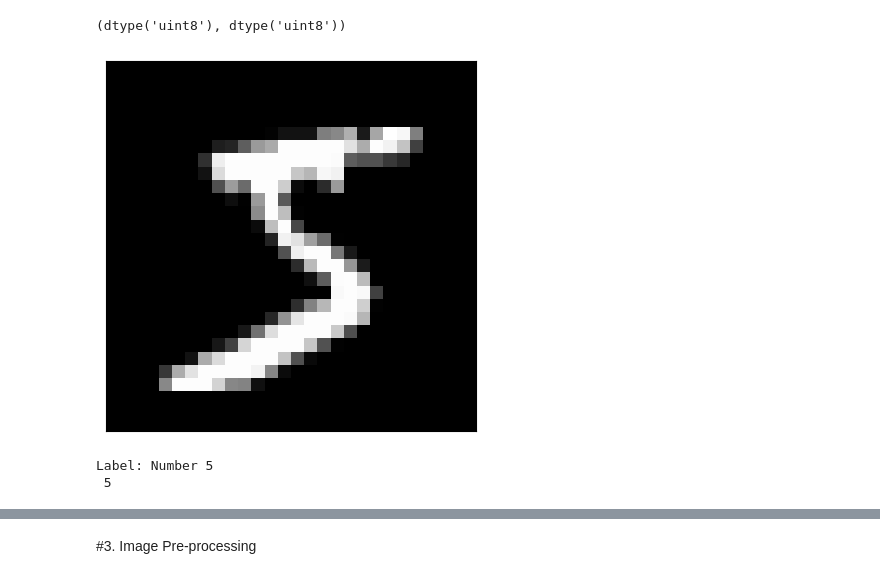
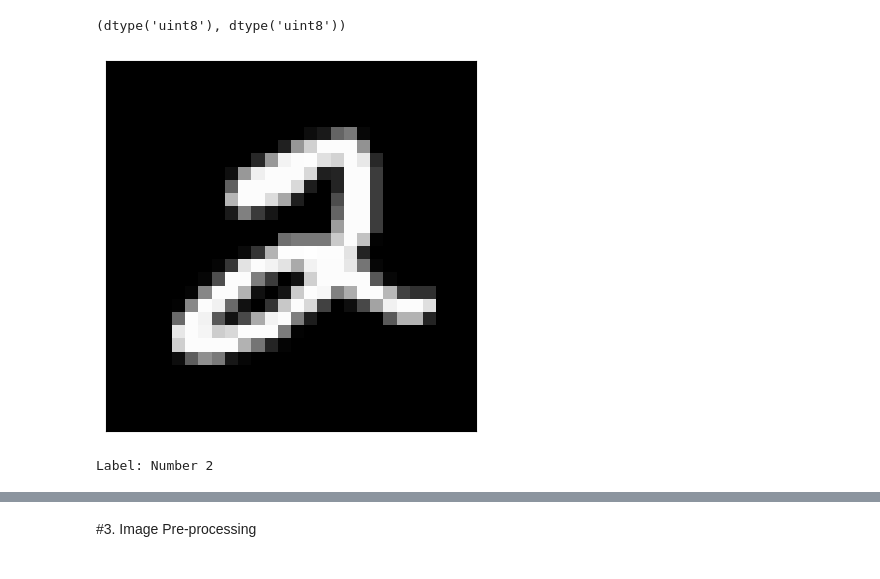
Before and after one commit to NguyenVanHien8502/image-classification, a Jupyter notebook: MNIST_PJ3.ipynb, the cells around one changed output, grey strips where cells are left out. Cells and saved outputs as stored; diff of their text form; code cells hidden in the pictures.

```diff
--- a/MNIST_PJ3.ipynb
+++ b/MNIST_PJ3.ipynb
@@ -73,15 +73,14 @@ X_train.dtype, y_train.dtype
 class_names = ["Number 0", "Number 1", "Number 2", "Number 3", "Number 4", "Number 5", "Number 6", "Number 7", "Number 8", "Number 9"]
 class_nums = len(class_names)
 # %%
-plt.imshow(X_train[0,:,:], cmap='gray')
+plt.imshow(X_train[5,:,:], cmap='gray')
 plt.xticks([])
 plt.yticks([])
 plt.show()
-print(f"Label: {class_names[y_train[0]]}")
+print(f"Label: {class_names[y_train[5]]}")
 # %% [output]
-[figure, old version]
+[figure, new version]
-Label: Number 5
- 5
+Label: Number 2
 # %%
 from typing import Optional
 def plot_data(x_data: np.ndarray, y_data:np.ndarray, y_proba: Optional[np.ndarray] = None)->None:
```
Also changed, not shown: parts of 21 cells of this notebook.
